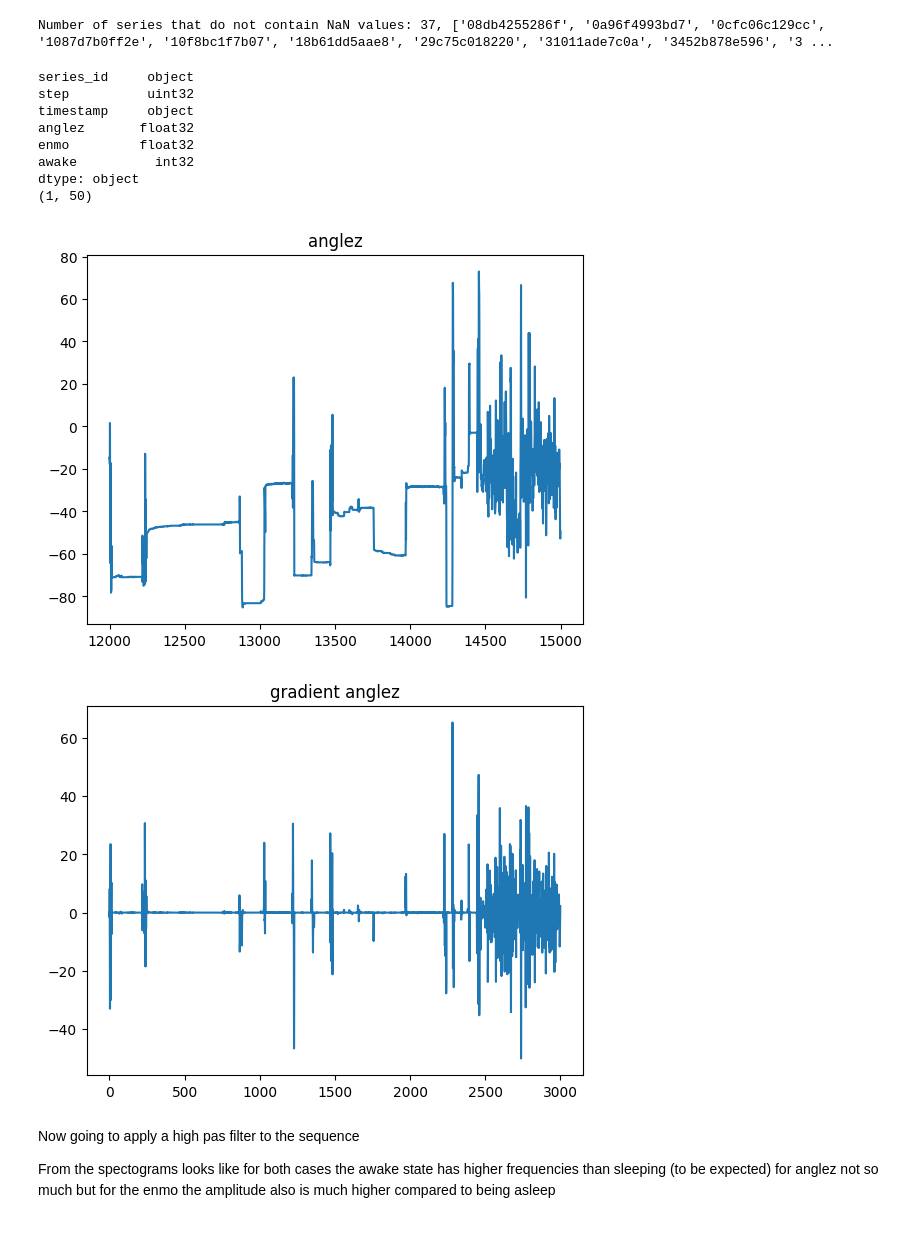
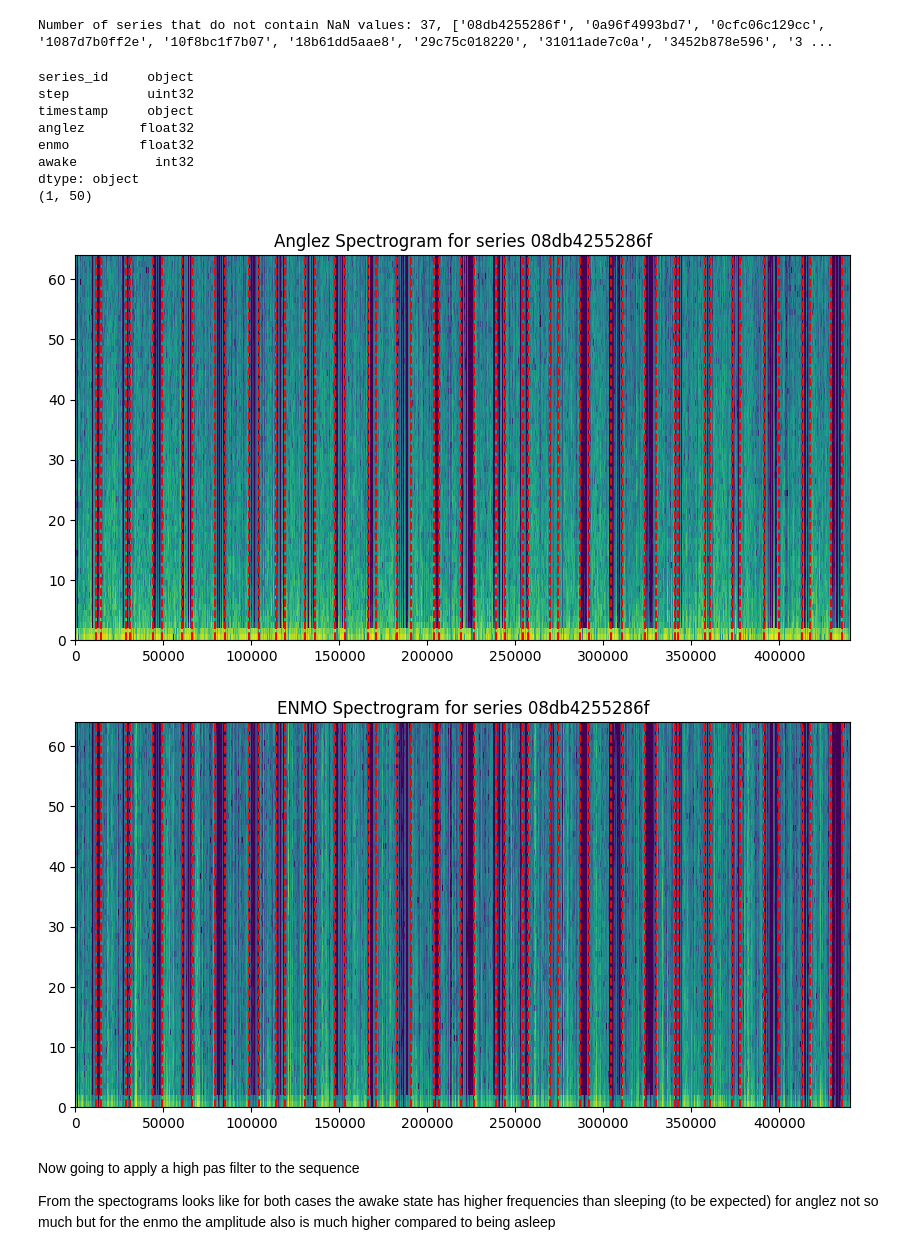
Before and after one commit to TeamEpochGithub/iv-q1-detect-sleep-states, a Jupyter notebook: notebooks/eda/Frequency_Domain_EDA.ipynb, the cells around one changed output. Drawn from its saved outputs; the diff is of its cells as text; code cells hidden in the pictures.

```diff
--- a/notebooks/eda/Frequency_Domain_EDA.ipynb
+++ b/notebooks/eda/Frequency_Domain_EDA.ipynb
@@ -59,44 +63,65 @@ def get_train_series(train_series, train_events, series):
+# %%
+class SpecNormalize(nn.Module):
+    def __init__(self, eps: float = 1e-8):
+        super().__init__()
+        self.eps = eps
+
+    def forward(self, x):
+        # x: (batch, channel, freq, time)
+        min_ = x.min(dim=-1, keepdim=True)[0].min(dim=-2, keepdim=True)[0]
+        max_ = x.max(dim=-1, keepdim=True)[0].max(dim=-2, keepdim=True)[0]
+
+        return (x - min_) / (max_ - min_ + self.eps)
+
+spectrogram = nn.Sequential(
+            T.Spectrogram(n_fft=127, hop_length=1),
+            T.AmplitudeToDB(top_db=80),
+            SpecNormalize(),
+        )
 # %%
 clean_train_data = []
 for series_id in notNaN[:1]:
     train = get_train_series(train_series, train_events, series_id)
     print(train.dtypes)
     clean_train_data.append(train)
 
     # get the indices of when a state transition occurs to visualize in the stft plots
     #display(train['awake'])
     diffs = np.diff(train['awake'])
     idxs = np.where(np.abs(diffs) == 1)
     print(np.shape(idxs))
     # the timestamps are 5 seconds per step
     timestamps = np.multiply(idxs, [5])
     # separate the anglez and enmo values for later
-    anglez = train['anglez']
-    enmo = train['enmo']
-    # use stft from scipy to generate fft over time curve
-    # Important: To be able to use fft and stft we need to know the sampling freq.
-    # ie. frequency at which our data was collected. Since we get 1 sample every 5 seconds our
-    # Fs = 0.2 Hz
-    fs = 0.2
-    # first 120 samples
-    samples = 12
-    plt.figure()
-    plt.plot(anglez[12000:15000])
-    plt.title('anglez')
-    plt.figure()
-    plt.plot(np.gradient(anglez)[12000:15000])
-    plt.title('gradient anglez')
+    anglez = train['anglez'].to_numpy()
+    Y_anglez = spectrogram(torch.from_numpy(anglez).float())
+    plt.figure(figsize=(10, 5))
+    plt.pcolormesh(Y_anglez)
+    plt.title(f"Anglez Spectrogram for series {series_id}")
+    plt.vlines(idxs, 0, Y_anglez.shape[0], color='r', linestyles='dashed')
+    plt.show()
 # %% [output]
 series_id     object
 step          uint32
 timestamp     object
 anglez       float32
 enmo         float32
 awake          int32
 dtype: object
 (1, 50)
-[figure, old version]
+[figure, new version]
-[figure, removed]
+# %%
+# now do the same process for the enmo values
+
+enmo = train['enmo'].to_numpy()
+Y_enmo = spectrogram(torch.from_numpy(enmo).float())
+plt.figure(figsize=(10, 5))
+plt.pcolormesh(Y_enmo)
+plt.title(f"ENMO Spectrogram for series {series_id}")
+plt.vlines(idxs, 0, Y_enmo.shape[0], color='r', linestyles='dashed')
+plt.show()
+# %% [output]
+[figure, added]
 # %%
 
     # visualize anglez over steps
```
Also changed, not shown: parts of 1 cell of this notebook.
